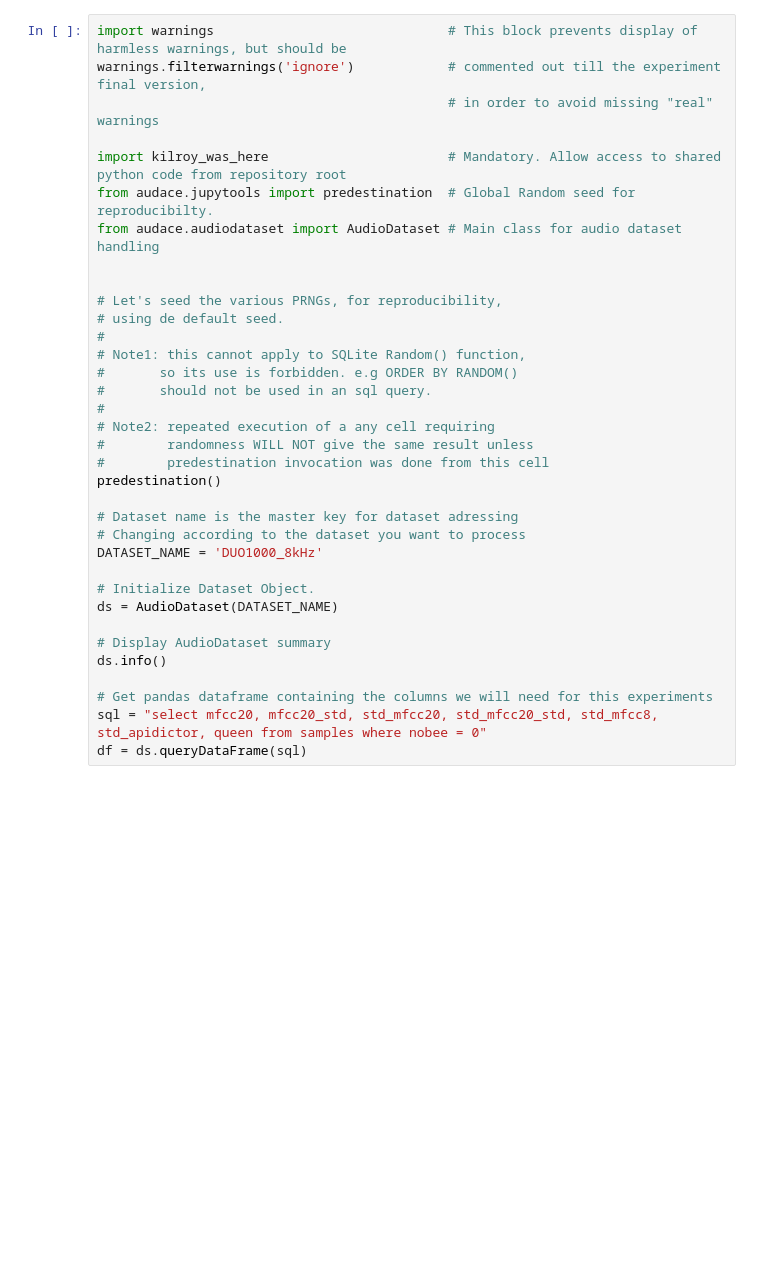
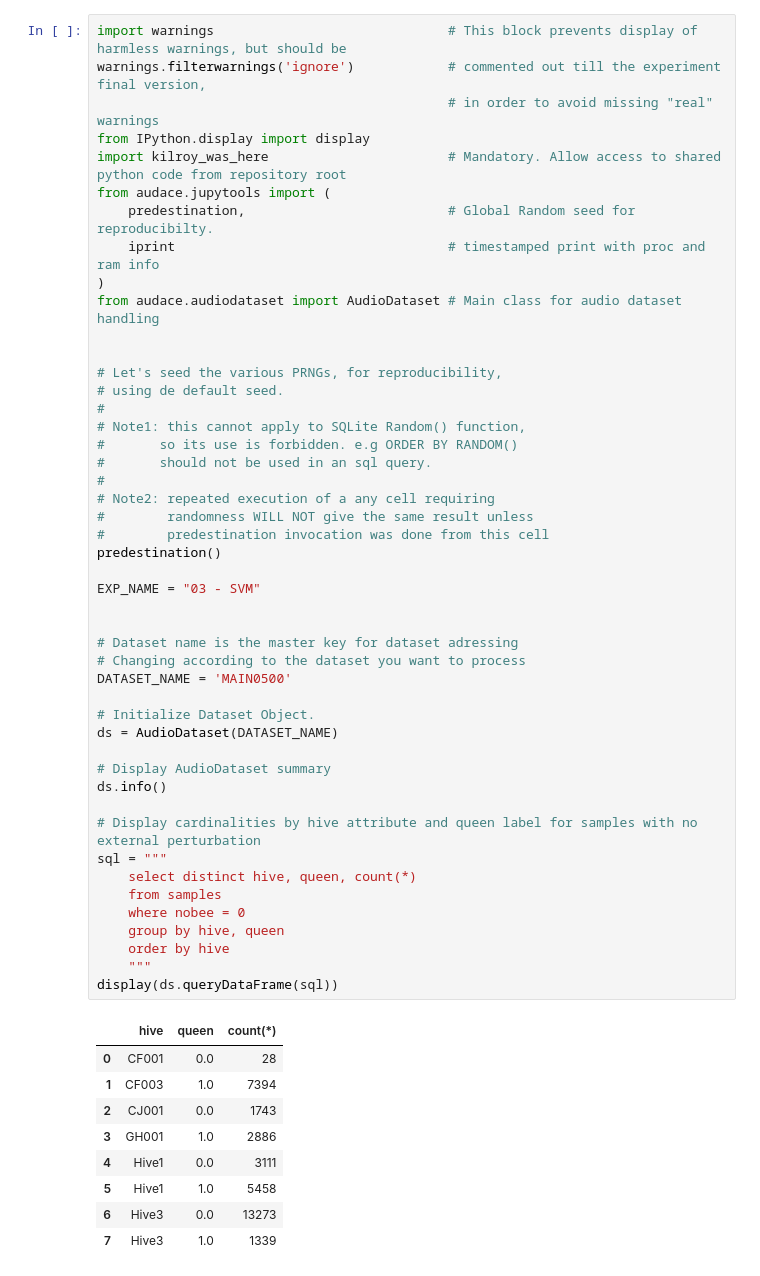
Before and after one commit to Sandjab/ShowBees, a Jupyter notebook: experiments/EXP000 - EXPLORATION/03 - SVM.ipynb, the cells around one changed output. Saved outputs shown, nothing was run; the diff lists cells and outputs as text; blank space fills up the shorter version.

```diff
--- a/experiments/EXP000 - EXPLORATION/03 - SVM.ipynb
+++ b/experiments/EXP000 - EXPLORATION/03 - SVM.ipynb
@@ -1,35 +1,57 @@
 # %%
 import warnings                              # This block prevents display of harmless warnings, but should be
 warnings.filterwarnings('ignore')            # commented out till the experiment final version,
                                              # in order to avoid missing "real" warnings
-
+from IPython.display import display
 import kilroy_was_here                       # Mandatory. Allow access to shared python code from repository root
-from audace.jupytools import predestination  # Global Random seed for reproducibilty.
+from audace.jupytools import (
+    predestination,                          # Global Random seed for reproducibilty.
+    iprint                                   # timestamped print with proc and ram info
+)
 from audace.audiodataset import AudioDataset # Main class for audio dataset handling
 
 
 # Let's seed the various PRNGs, for reproducibility,
 # using de default seed.
 #
 # Note1: this cannot apply to SQLite Random() function,
 #       so its use is forbidden. e.g ORDER BY RANDOM()
 #       should not be used in an sql query.
 #
 # Note2: repeated execution of a any cell requiring
 #        randomness WILL NOT give the same result unless
 #        predestination invocation was done from this cell
 predestination()
 
+EXP_NAME = "03 - SVM"
+
+
 # Dataset name is the master key for dataset adressing
 # Changing according to the dataset you want to process
-DATASET_NAME = 'DUO1000_8kHz'
+DATASET_NAME = 'MAIN0500'
 
 # Initialize Dataset Object.
 ds = AudioDataset(DATASET_NAME)
 
 # Display AudioDataset summary
 ds.info()
 
-# Get pandas dataframe containing the columns we will need for this experiments
-sql = "select mfcc20, mfcc20_std, std_mfcc20, std_mfcc20_std, std_mfcc8, std_apidictor, queen from samples where nobee = 0"
-df = ds.queryDataFrame(sql)
+# Display cardinalities by hive attribute and queen label for samples with no external perturbation
+sql = """
+    select distinct hive, queen, count(*)
+    from samples
+    where nobee = 0
+    group by hive, queen
+    order by hive
+    """
+display(ds.queryDataFrame(sql))
+# %% [output]
+|  | hive | queen | count(*) |
+| 0 | CF001 | 0.0 | 28 |
+| 1 | CF003 | 1.0 | 7394 |
+| 2 | CJ001 | 0.0 | 1743 |
+| 3 | GH001 | 1.0 | 2886 |
+| 4 | Hive1 | 0.0 | 3111 |
+| 5 | Hive1 | 1.0 | 5458 |
+| 6 | Hive3 | 0.0 | 13273 |
+| 7 | Hive3 | 1.0 | 1339 |
```
Also changed, not shown: parts of 8 cells of this notebook, 28 other files.
